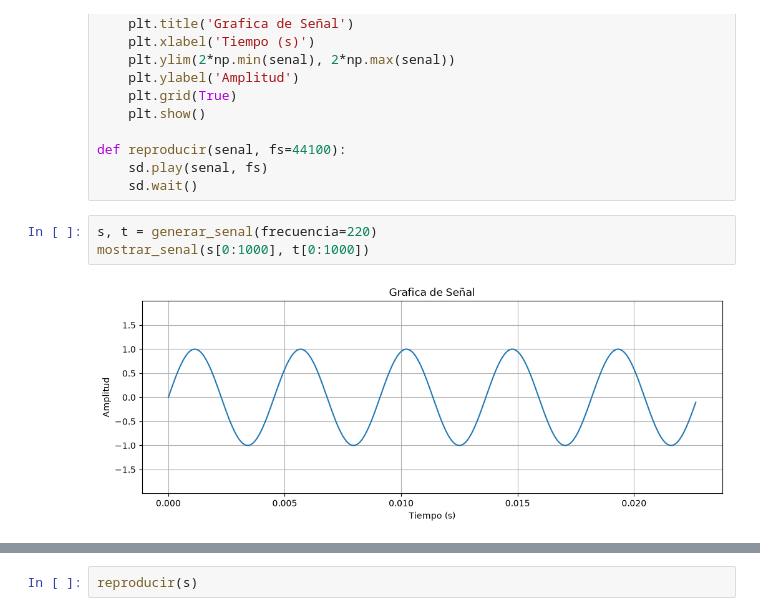
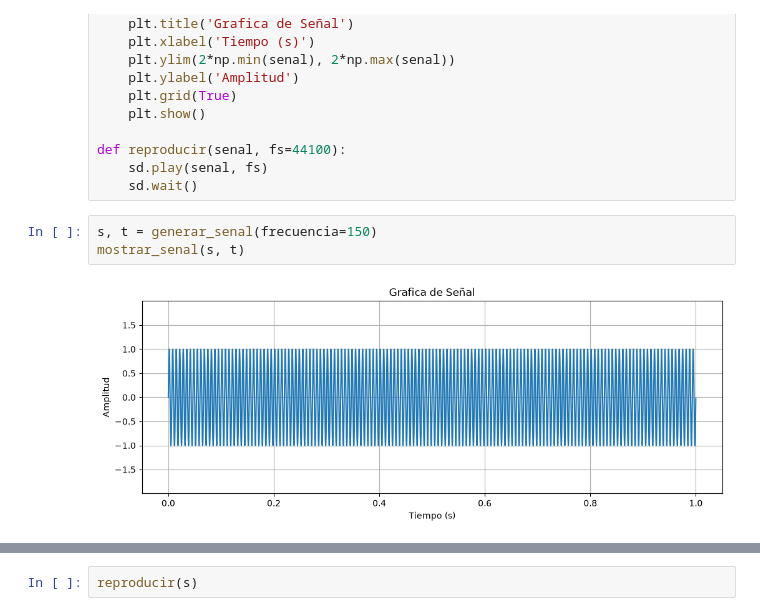
Before and after one commit to rubenhIII/SistemasComunicacionAnalog, a Jupyter notebook: unidad-01-audio-video-comunicacion/simulaciones/señales.ipynb, the cells around one changed output, grey strips where cells are left out. Cells and saved outputs as stored; diff of their text form.

```diff
--- a/unidad-01-audio-video-comunicacion/simulaciones/señales.ipynb
+++ b/unidad-01-audio-video-comunicacion/simulaciones/señales.ipynb
@@ -24,7 +24,7 @@ def reproducir(senal, fs=44100):
     sd.play(senal, fs)
     sd.wait()
 # %%
-s, t = generar_senal(frecuencia=220)
-mostrar_senal(s[0:1000], t[0:1000])
+s, t = generar_senal(frecuencia=150)
+mostrar_senal(s, t)
 # %% [output]
-[figure, old version]
+[figure, new version]
```
Also changed, not shown: parts of 1 cell of this notebook, 38 other files.
